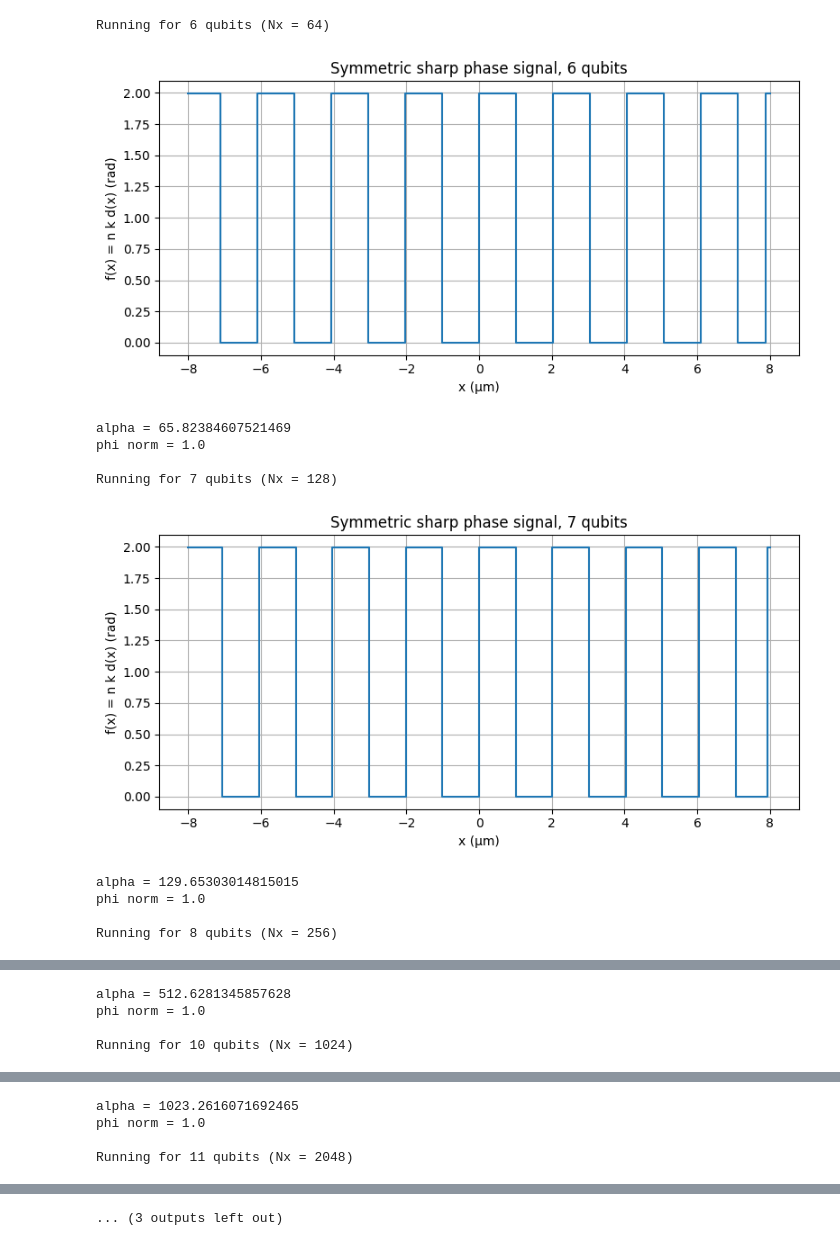
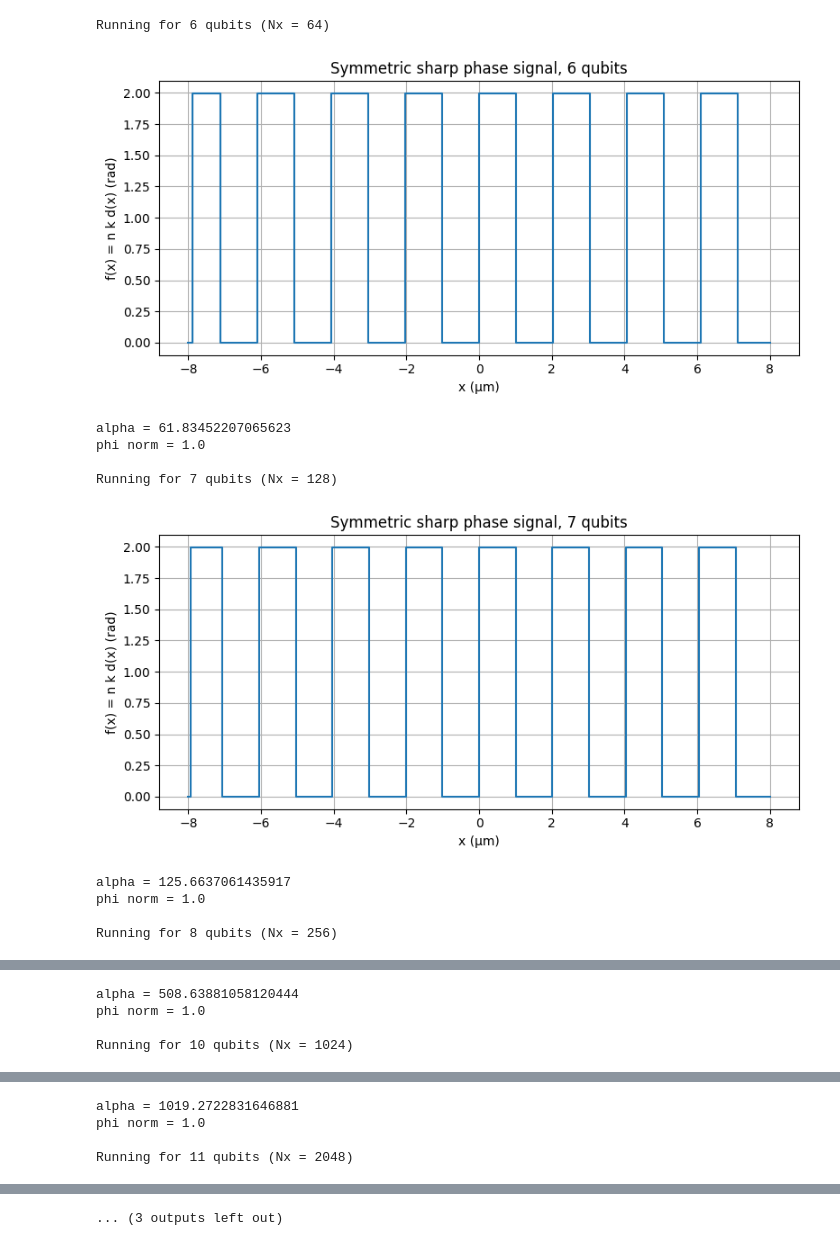
Before and after one commit to aizzen3/QCproject2, a Jupyter notebook: square_wave.ipynb, the cells around one changed output, grey strips where cells are left out. Cells and saved outputs as stored; diff of their text form; code cells hidden in the pictures.

```diff
--- a/square_wave.ipynb
+++ b/square_wave.ipynb
@@ -16,7 +16,7 @@ def thickness_profile_sharp_symmetric(x, Lambda, duty, d0, h):
 
     halfwidth = duty / 2
 
-    pulse = (np.abs(u) <= halfwidth).astype(float)
+    pulse = (np.abs(u) < halfwidth).astype(float)
 
     return d0 + h * pulse
 
@@ -55,41 +55,41 @@ h = 200e-9
 
 # -----------------------------
 # Build signal
 # -----------------------------
 
-for n_qubits in range(6, 13):
+for n_qubits in range(6, 8):
 
     Nx = 2**n_qubits
 
     print(f"\nRunning for {n_qubits} qubits (Nx = {Nx})")
 
     x = spatial_grid(T, Nx)
 
     d = thickness_profile_sharp_symmetric(
         x=x,
         Lambda=Lambda,
         duty=duty,
         d0=d0,
         h=h
     )
 
     f = phase_signal(d, n_refr, lam)
 
     phi, alpha = phi_from_f(f)
 
     plot_signal(x, f, n_qubits)
 
     print("alpha =", alpha)
     print("phi norm =", np.linalg.norm(phi))
 # %% [output]
 Running for 6 qubits (Nx = 64)
-[figure, old version]
+[figure, new version]
-alpha = 65.82384607521469
+alpha = 61.83452207065623
 phi norm = 1.0
 
 Running for 7 qubits (Nx = 128)
-[figure, old version]
+[figure, new version]
-alpha = 129.65303014815015
+alpha = 125.6637061435917
 phi norm = 1.0
 
 Running for 8 qubits (Nx = 256)
@@ -102,4 +102,4 @@ Running for 9 qubits (Nx = 512)
-alpha = 512.6281345857628
+alpha = 508.63881058120444
 phi norm = 1.0
 
 Running for 10 qubits (Nx = 1024)
@@ -107,4 +107,4 @@ Running for 10 qubits (Nx = 1024)
-alpha = 1023.2616071692465
+alpha = 1019.2722831646881
 phi norm = 1.0
 
 Running for 11 qubits (Nx = 2048)
```
Also changed, not shown: parts of 5 cells of this notebook, 17 other files.
